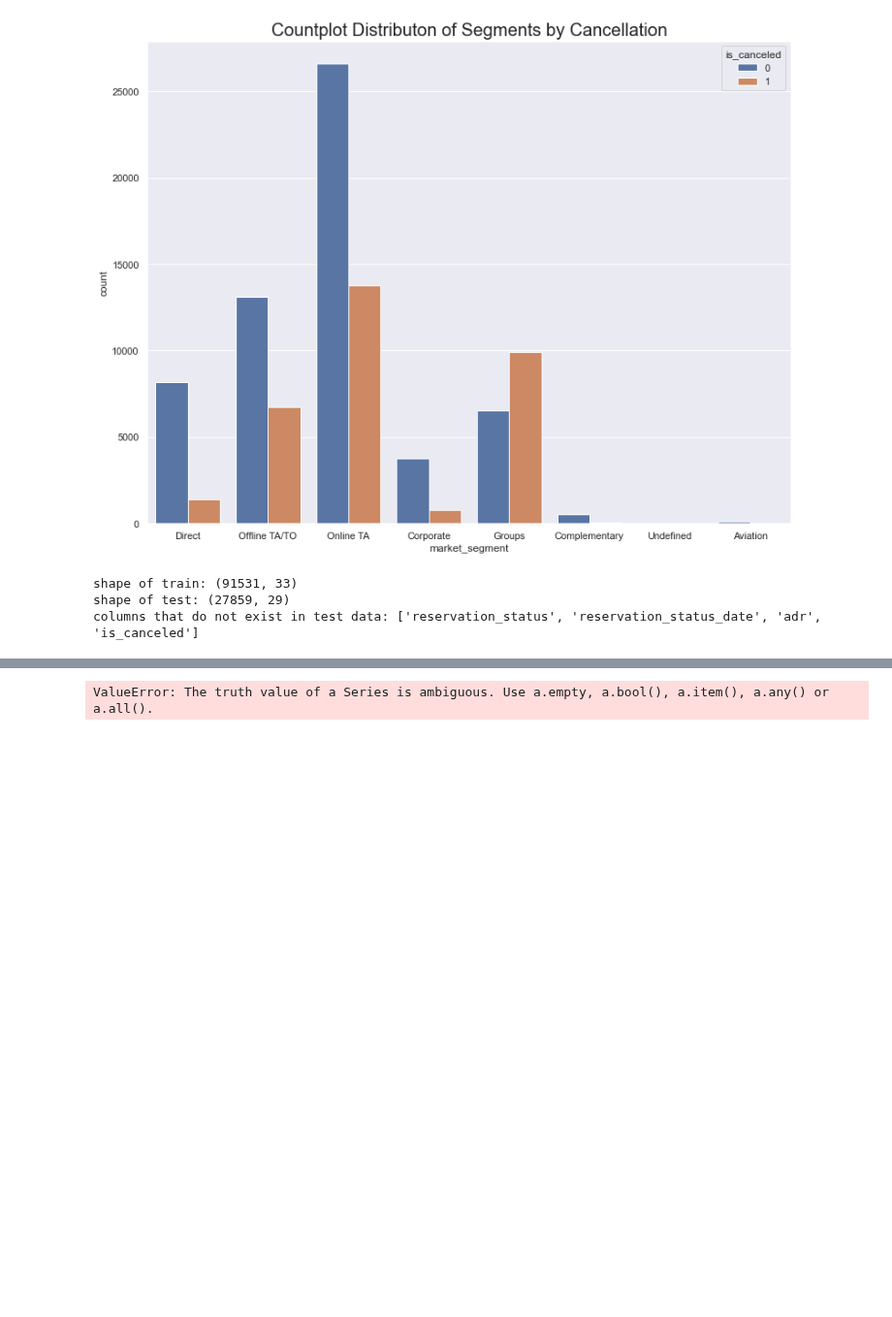
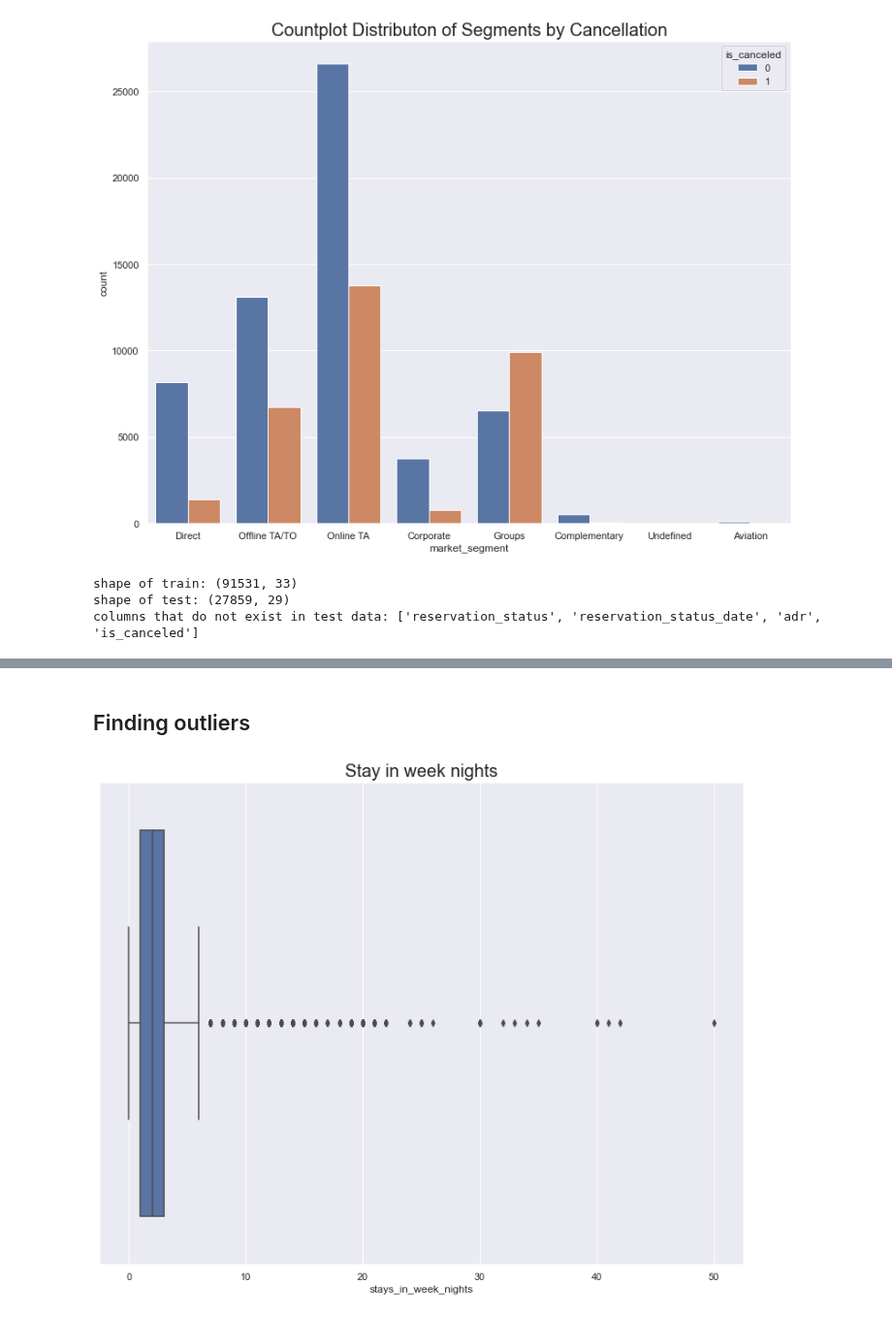
Before and after one commit to tychenNTU/MLTech_final_project, a Jupyter notebook: data.ipynb, the cells around one changed output, grey strips where cells are left out. Shown at 97% size. Saved outputs shown, nothing was run; the diff lists cells and outputs as text; code cells hidden in the pictures; blank space fills up the shorter version.

```diff
--- a/data.ipynb
+++ b/data.ipynb
@@ -84,2 +170,11 @@ columns that do not exist in test data: ['reservation_status', 'reservation_stat
+# %% [markdown]
+## Finding outliers
+# %%
+plt.figure(figsize = (13,10))
+sns.set(style = "darkgrid")
+plt.title("Stay in week nights", fontdict = {'fontsize':20})
+ax = sns.boxplot(x=data['stays_in_week_nights'])
+# %% [output]
+[figure, added]
 # %%
 # daily revenue = if no cancellation, on the arrival date = ADR * number of days stayed (week + weekend)
@@ -87,6 +180,0 @@ columns that do not exist in test data: ['reservation_status', 'reservation_stat
-# %%
-#print(df['deposit_type'] == 'Non Refund')
-len(df[df['deposit_type'] == 'Non Refund'])
-# and df['is_canceled'] == 1
-# %% [output]
-ValueError: The truth value of a Series is ambiguous. Use a.empty, a.bool(), a.item(), a.any() or a.all().
```
Also changed, not shown: parts of 10 cells of this notebook.
